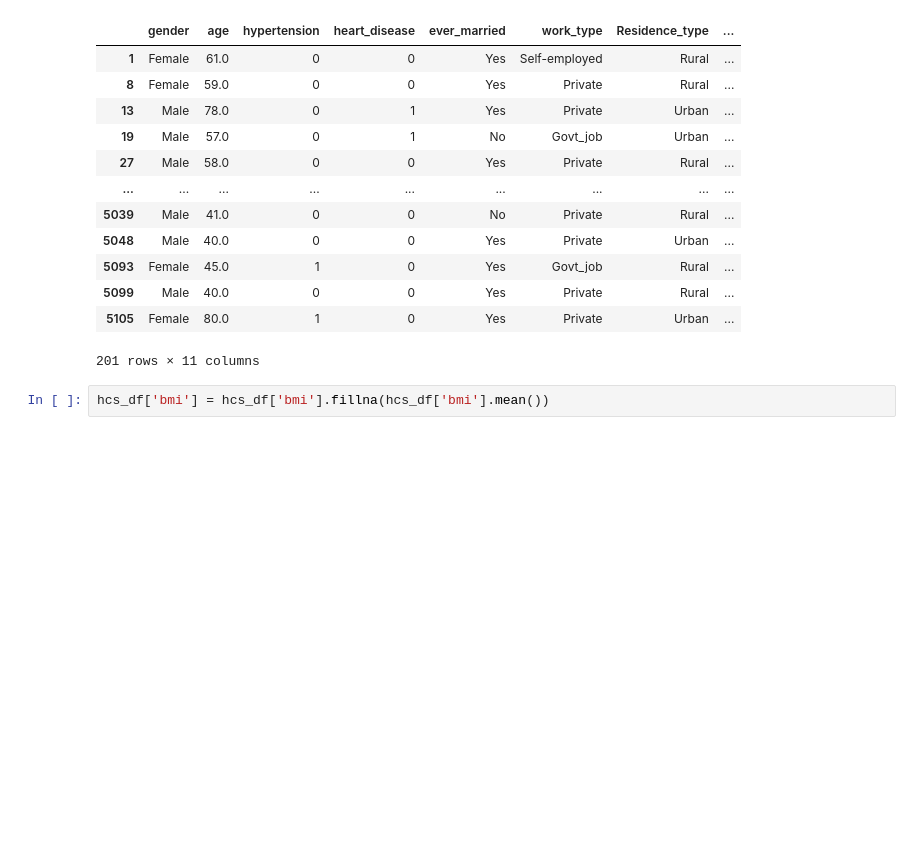
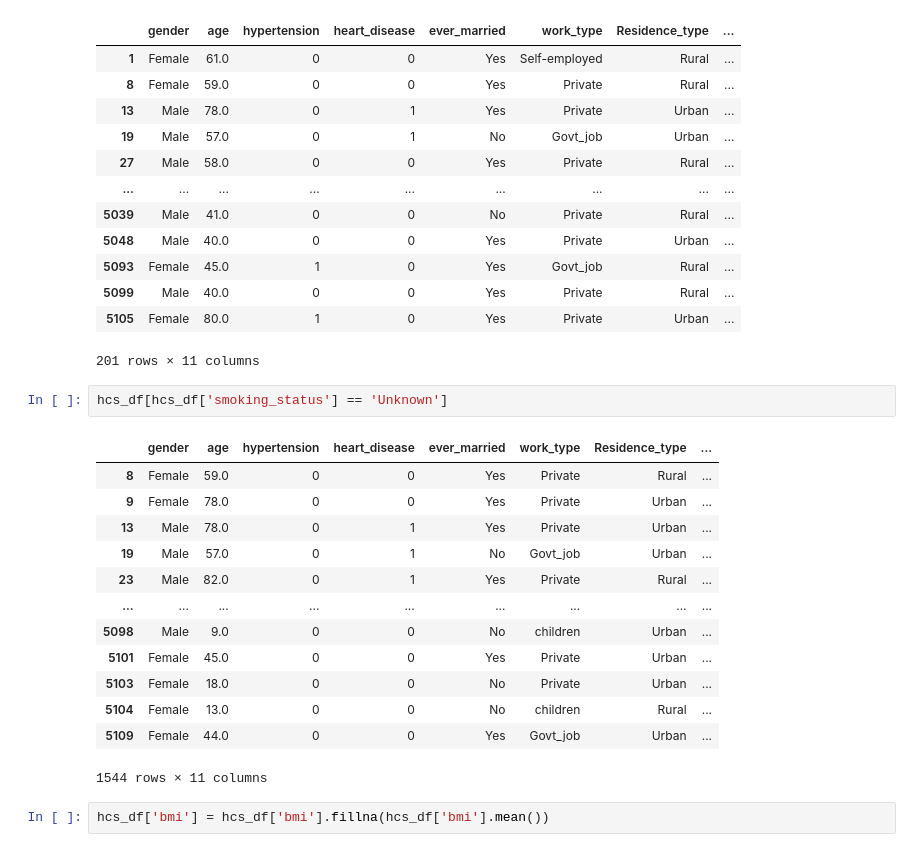
Before and after one commit to luthevy/LTKHDL_Final, a Jupyter notebook: vỹ.ipynb, the cells around one changed output. Saved outputs shown, nothing was run; the diff lists cells and outputs as text; blank space fills up the shorter version.

```diff
--- a/vỹ.ipynb
+++ b/vỹ.ipynb
@@ -277,6 +277,22 @@ hcs_df[hcs_df['bmi'].isnull()]
 | 5099 | Male | 40.0 | 0 | 0 | Yes | Private | Rural | ... |
 | 5105 | Female | 80.0 | 1 | 0 | Yes | Private | Urban | ... |
 201 rows × 11 columns
+# %%
+hcs_df[hcs_df['smoking_status'] == 'Unknown']
+# %% [output]
+|  | gender | age | hypertension | heart_disease | ever_married | work_type | Residence_type | ... |
+| 8 | Female | 59.0 | 0 | 0 | Yes | Private | Rural | ... |
+| 9 | Female | 78.0 | 0 | 0 | Yes | Private | Urban | ... |
+| 13 | Male | 78.0 | 0 | 1 | Yes | Private | Urban | ... |
+| 19 | Male | 57.0 | 0 | 1 | No | Govt_job | Urban | ... |
+| 23 | Male | 82.0 | 0 | 1 | Yes | Private | Rural | ... |
+| ... | ... | ... | ... | ... | ... | ... | ... | ... |
+| 5098 | Male | 9.0 | 0 | 0 | No | children | Urban | ... |
+| 5101 | Female | 45.0 | 0 | 0 | Yes | Private | Urban | ... |
+| 5103 | Female | 18.0 | 0 | 0 | No | Private | Urban | ... |
+| 5104 | Female | 13.0 | 0 | 0 | No | children | Rural | ... |
+| 5109 | Female | 44.0 | 0 | 0 | Yes | Govt_job | Urban | ... |
+1544 rows × 11 columns
 # %%
 hcs_df['bmi'] = hcs_df['bmi'].fillna(hcs_df['bmi'].mean())
 # %%
```
Also changed, not shown: parts of 14 cells of this notebook.
